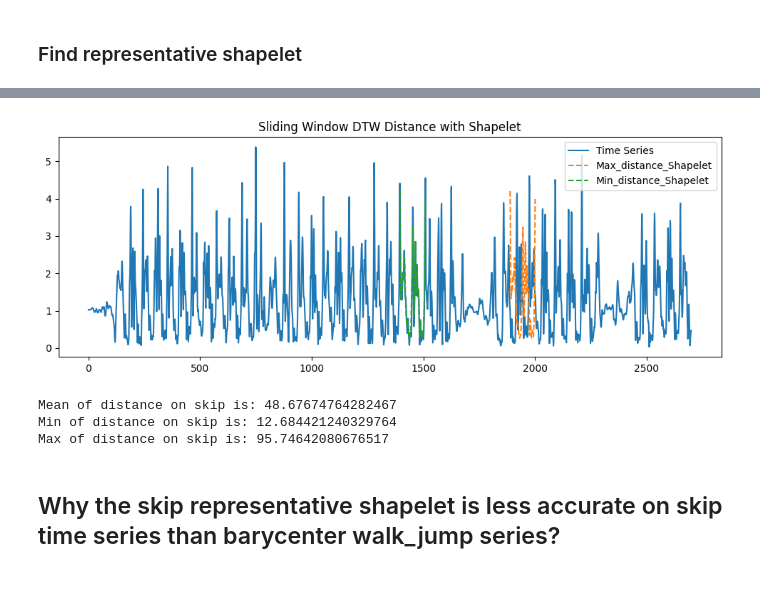
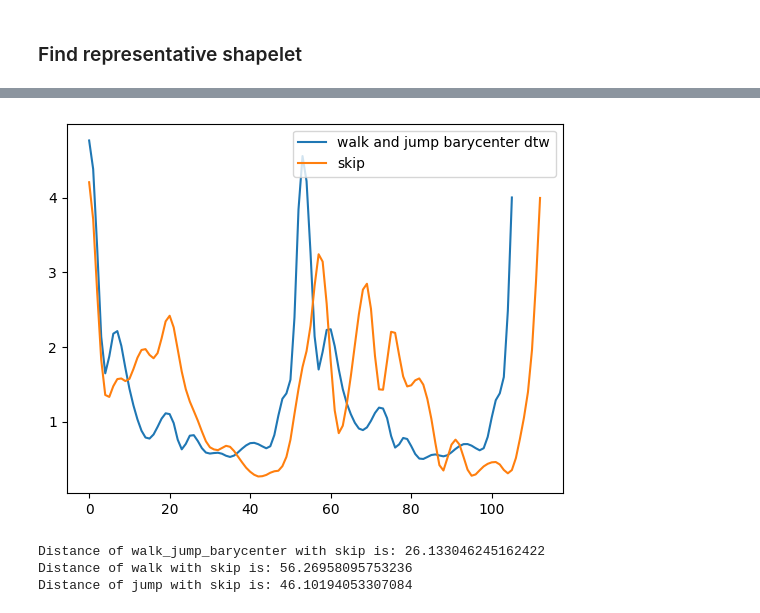
Before and after one commit to QingwenZeng123/Combine-shapelets, a Jupyter notebook: Barycenter_DTW.ipynb, the cells around one changed output, grey strips where cells are left out. Cells and saved outputs as stored; diff of their text form; code cells hidden in the pictures; blank space fills up the shorter version.

```diff
--- a/Barycenter_DTW.ipynb
+++ b/Barycenter_DTW.ipynb
@@ -59,3 +110,27 @@ def barycenter_dtw(df1, df2):
     barycenter_df = pd.DataFrame(barycenter_seq, columns=df1.columns)
 
     return barycenter_df
+
+def visual_shapelet(jump, walk, skip):
+    """
+    This is a method to visualiz the barycenter dtw shapelet and skip representative shapelet
+
+    :jump: is jump representative shapelet
+    :walk: is walk representative shapelet
+    :skip: is skip representative shapelet
+    """
+    df1 = pd.DataFrame(walk)
+    # double the jump shapelets, because one cycle of walk and skip is two cycle of jump
+    df2 = pd.concat([pd.DataFrame(jump), pd.DataFrame(jump)], ignore_index=True)
+    barycenter_df = barycenter_dtw(df1, df2)
+    plt.plot(barycenter_df, label='walk and jump barycenter dtw')
+    plt.plot(skip, label='skip' )
+    plt.legend()
+    plt.show()
+    # Distance Comparison
+    distance, path = fastdtw(barycenter_df, pd.DataFrame(skip), dist=euclidean)
+    print("Distance of walk_jump_barycenter with skip is:", distance)
+    distance, path = fastdtw(pd.DataFrame(walk), pd.DataFrame(skip), dist=euclidean)
+    print("Distance of walk with skip is:", distance)
+    distance, path = fastdtw(pd.DataFrame(jump), pd.DataFrame(skip), dist=euclidean)
+    print("Distance of jump with skip is:", distance)
@@ -122,16 +137,7 @@ Max of distance on skip is: 96.13482117740604
-# %%
-# window_size is shapelet length
-distances = shapelet_window_distance(pd.DataFrame(skip_rs), zqw_skip, window_size=len(skip_rs))
-avg_distance = np.mean(distances)
-min_distance = np.min(distances)
-max_distance = np.max(distances)
-print("Mean of distance on skip is:", avg_distance)
-print("Min of distance on skip is:", min_distance)
-print("Max of distance on skip is:", max_distance)
-# %% [output]
-[figure, removed]
-Mean of distance on skip is: 48.67674764282467
-Min of distance on skip is: 12.684421240329764
-Max of distance on skip is: 95.74642080676517
-# %% [markdown]
-## Why the skip representative shapelet is less accurate on skip time series than barycenter walk_jump series?
+# %%
+visual_shapelet(z_jump_rs, z_walk_rs, z_skip_rs)
+# %% [output]
+[figure, added]
+Distance of walk_jump_barycenter with skip is: 26.133046245162422
+Distance of walk with skip is: 56.26958095753236
+Distance of jump with skip is: 46.10194053307084
```
Also changed, not shown: parts of 10 cells of this notebook, 5 other files.
